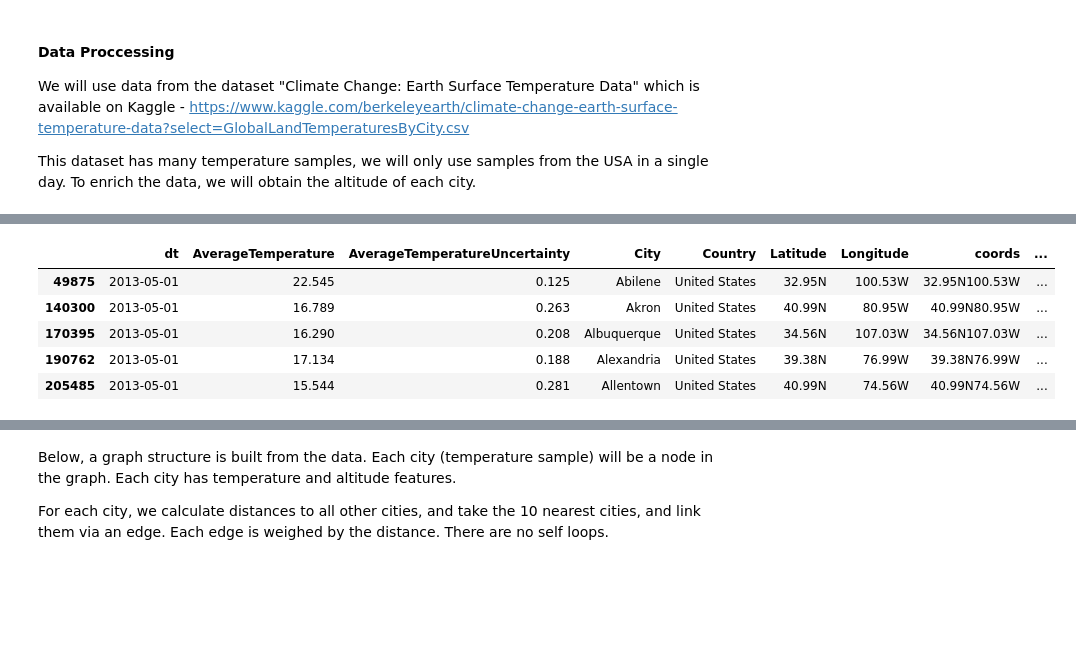
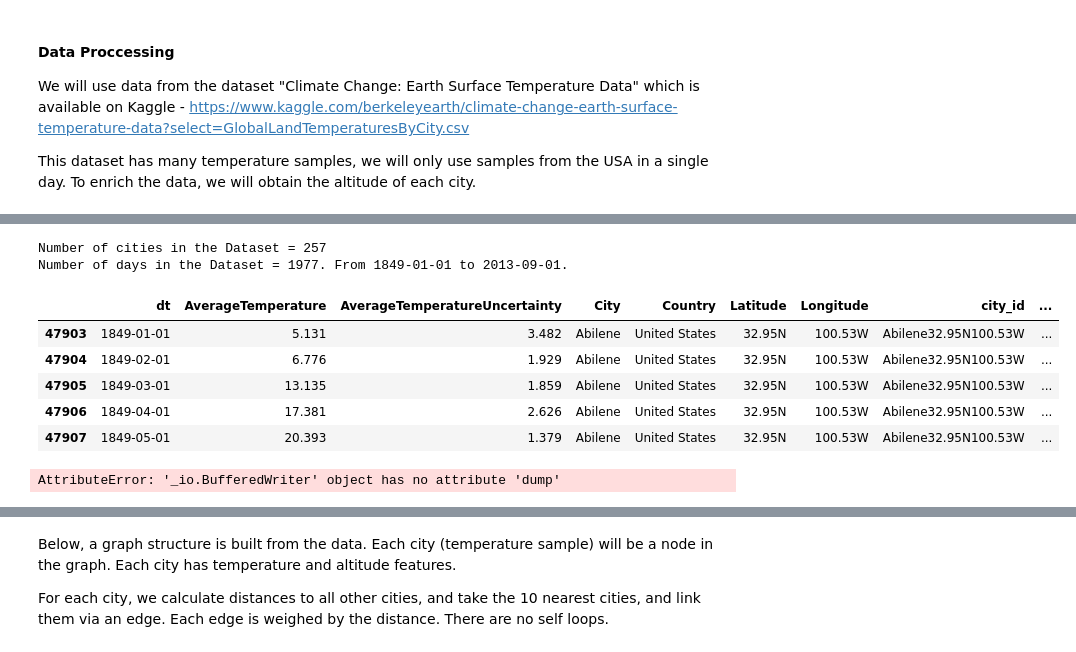
Before and after one commit to asafkar/weather_predict, a Jupyter notebook: weather.ipynb, the cells around one changed output, grey strips where cells are left out. Cells and saved outputs as stored; diff of their text form; code cells hidden in the pictures; blank space fills up the shorter version.

```diff
--- a/weather.ipynb
+++ b/weather.ipynb
@@ -68,36 +116,49 @@ df = df.drop_duplicates(subset="coords")  # remove duplicates
+# %%
+print("Number of cities in the Dataset = {}".format(n_city_list))
+print("Number of days in the Dataset = {}. From {} to {}.".format(usa_df['dt'].nunique(), min(usa_df['dt']), max(usa_df['dt'])))
+# %% [output]
+Number of cities in the Dataset = 257
+Number of days in the Dataset = 1977. From 1849-01-01 to 2013-09-01.
+# %%
+df = usa_df
+df = df.fillna(0)
 # %%
 # Add elevation for each lat-long - takes ~1sec per coordinate
 # USGS Elevation Point Query Service - needs a different format of points, so casted by geopy
 url = r'https://nationalmap.gov/epqs/pqs.php?'
 
 
-def elevation_function(df):
-    """Query service using lat, lon. add the elevation values as a new column."""
-    elevations = []
-    for lat, lon in zip(df["Latitude"], df["Longitude"]):
+"""Query service using lat, lon. add the elevation values as a new column."""
+elevations = dict()
+for city_id in usa_df['city_id'].unique():
+    city_df = usa_df.loc[usa_df['city_id'] == city_id]
+    lat = city_df["Latitude"].values[0]
+    lon = city_df["Longitude"].values[0]
+    pos = geopy.Point.from_string(lat + " " + lon)
+    # query params
+    params = {
+        'output': 'json',
+        'x': pos.longitude,
+        'y': pos.latitude,
+        'units': 'Meters'
+    }
 
-        pos = geopy.Point.from_string(lat + " " + lon)
-        # query params
-        params = {
-            'output': 'json',
-            'x': pos.longitude,
-            'y': pos.latitude,
-            'units': 'Meters'
-        }
+    # format query string and return query value
+    result = requests.get((url + urllib.parse.urlencode(params)))
+    elevations[city_id] = result.json()['USGS_Elevation_Point_Query_Service']['Elevation_Query']['Elevation']
 
-        # format query string and return query value
-        result = requests.get((url + urllib.parse.urlencode(params)))
-        elevations.append(result.json()['USGS_Elevation_Point_Query_Service']['Elevation_Query']['Elevation'])
+df['elev_meters'] = df['city_id'].apply(lambda x: elevations[x])
 
-    df['elev_meters'] = elevations
+# df = df[df['elev_meters'] != '-1000000']  # remove nodes with faulty values - Needed? can be used as NA to the network.
 
-elevation_function(df)
-df = df[df['elev_meters'] != '-1000000']  # remove nodes with faulty values
+# In order to run the Notebook faster, the dataframe will be stored in memory
+df.to_pickle("usa_data.pkl")
+
 df.head()
 # %% [output]
-|  | dt | AverageTemperature | AverageTemperatureUncertainty | City | Country | Latitude | Longitude | coords | ... |
-| 49875 | 2013-05-01 | 22.545 | 0.125 | Abilene | United States | 32.95N | 100.53W | 32.95N100.53W | ... |
-| 140300 | 2013-05-01 | 16.789 | 0.263 | Akron | United States | 40.99N | 80.95W | 40.99N80.95W | ... |
-| 170395 | 2013-05-01 | 16.290 | 0.208 | Albuquerque | United States | 34.56N | 107.03W | 34.56N107.03W | ... |
-| 190762 | 2013-05-01 | 17.134 | 0.188 | Alexandria | United States | 39.38N | 76.99W | 39.38N76.99W | ... |
-| 205485 | 2013-05-01 | 15.544 | 0.281 | Allentown | United States | 40.99N | 74.56W | 40.99N74.56W | ... |
+|  | dt | AverageTemperature | AverageTemperatureUncertainty | City | Country | Latitude | Longitude | city_id | ... |
+| 47903 | 1849-01-01 | 5.131 | 3.482 | Abilene | United States | 32.95N | 100.53W | Abilene32.95N100.53W | ... |
+| 47904 | 1849-02-01 | 6.776 | 1.929 | Abilene | United States | 32.95N | 100.53W | Abilene32.95N100.53W | ... |
+| 47905 | 1849-03-01 | 13.135 | 1.859 | Abilene | United States | 32.95N | 100.53W | Abilene32.95N100.53W | ... |
+| 47906 | 1849-04-01 | 17.381 | 2.626 | Abilene | United States | 32.95N | 100.53W | Abilene32.95N100.53W | ... |
+| 47907 | 1849-05-01 | 20.393 | 1.379 | Abilene | United States | 32.95N | 100.53W | Abilene32.95N100.53W | ... |
@@ -109,0 +168,18 @@ df = pd.read_pickle("data.pkl")
+# %%
+# Dictnoary with distances between cities
+city_dict = dict()  # key (city_id, city_id), value - distance
+for city_a  in df['city_id'].unique():
+    for city_b  in df['city_id'].unique():
+        city_a_df = df.loc[df['city_id'] == city_a]
+        city_b_df = df.loc[df['city_id'] == city_b]
+        pos1 = geopy.Point.from_string(city_a_df["Latitude"].values[0] + " " + city_a_df["Longitude"].values[0])
+        pos2 = geopy.Point.from_string(city_b_df["Latitude"].values[0] + " " + city_b_df["Longitude"].values[0])
+        dist = float(distance(pos1, pos2).meters)  # geopy distance
+        dist = np.asarray([dist])
+        city_dict[(city_a, city_b)] = dist
+
+# In order to run the Notebook faster, the dictonary will be stored in memory
+with open("city_distance.pkl", 'wb') as file:
+    pkl.dump(city_dict, file)
+# %% [output]
+AttributeError: '_io.BufferedWriter' object has no attribute 'dump'
```
Also changed, not shown: parts of 11 cells of this notebook, 1 other file.
